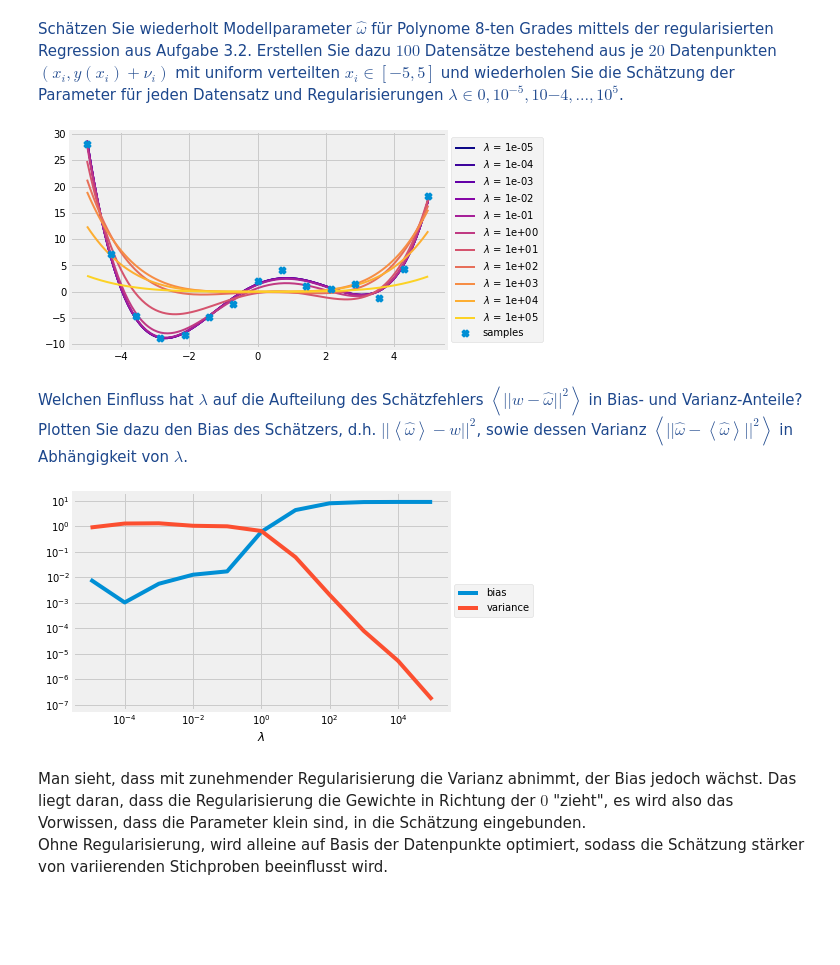
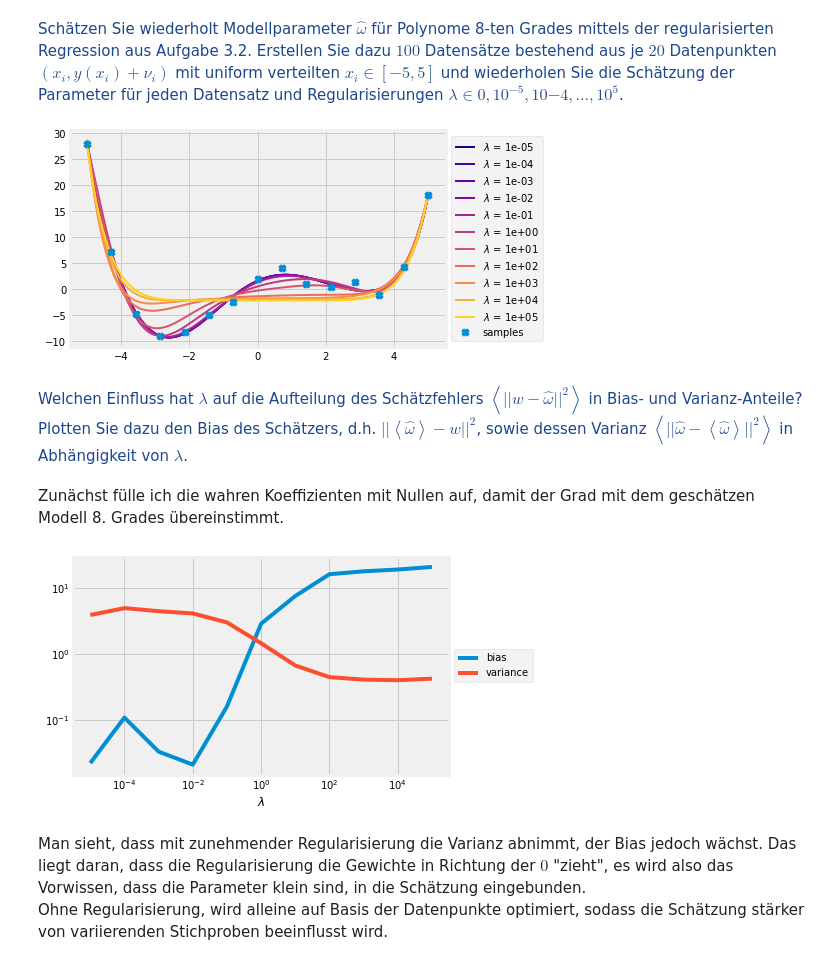
Before and after one commit to jonasitzmann/grundlagen_ml, a Jupyter notebook: ex4.ipynb, the cells around one changed output. Saved outputs shown, nothing was run; the diff lists cells and outputs as text; code cells hidden in the pictures; blank space fills up the shorter version.

```diff
--- a/ex4.ipynb
+++ b/ex4.ipynb
@@ -247,13 +247,13 @@ $(x_i , y(x_i ) + \nu_i)$ mit uniform verteilten $x_i \in [−5, 5]$ und wiederh
 für jeden Datensatz und Regularisierungen $\lambda \in {0, 10^{−5} , 10{−4} , . . . , 10^5}$.
 </font>
 # %%
-order = 4
+order = 8
 lambdas = 10**np.linspace(-5, 5, 11)
-d_mat_diagonal = [np.exp(m) + 1 for m in range(order + 1)]
+d_mat_diagonal = [np.exp(m) + -1 for m in range(order + 1)]
 coeff_dict = {"$\lambda$ = {:.0e}".format(weight) : polyfit_reg(xs, ys, weight, d_mat_diagonal) for weight in lambdas}
 plot(xs, ys, coeff_dict, lw=2)
 # %% [output]
-[figure, old version]
+[figure, new version]
 # %% [markdown]
 <font color='#1d478c'>
 Welchen Einfluss hat $\lambda$ auf die Aufteilung des Schätzfehlers
@@ -265,4 +265,11 @@ sowie dessen Varianz
 $\left< ||\hat\omega − \left< \hat\omega \right>||^2 \right>$
 in Abhängigkeit von $\lambda$.
 </font>
+# %% [markdown]
+Zunächst fülle ich die wahren Koeffizienten mit Nullen auf, damit der Grad
+mit dem geschätzen Modell 8. Grades übereinstimmt.
+# %%
+true_omega_padded = np.zeros(order+1)
+true_omega_padded[:5] = true_omega
+n_estimations = 100
 # %%
@@ -285,19 +291,19 @@ def calc_variance(weight, d_mat_diagonal):
         for omega in estimated_omegas])
     return sample_mean(deviations)
 # %%
-biases = [calc_bias(weight, true_omega, d_mat_diagonal) for weight in lambdas]
+biases = [calc_bias(weight, true_omega_padded, d_mat_diagonal) for weight in lambdas]
 variances = [calc_variance(weight, d_mat_diagonal) for weight in lambdas]
 
 
 fig, ax = plt.subplots()
 ax.set_xscale('log')
 ax.set_yscale('log')
 ax.set_xlabel('$\lambda$')
 ax.plot(lambdas, biases, label="bias")
 ax.plot(lambdas, variances, label="variance")
 ax.legend(loc='center left', bbox_to_anchor=(1, 0.5));
 # %% [output]
-[figure, old version]
+[figure, new version]
 # %% [markdown]
 Man sieht, dass mit zunehmender Regularisierung die Varianz abnimmt, der Bias jedoch wächst.
 Das liegt daran, dass die Regularisierung die Gewichte in Richtung der $0$ "zieht",
```
Also changed, not shown: parts of 1 cell of this notebook.
